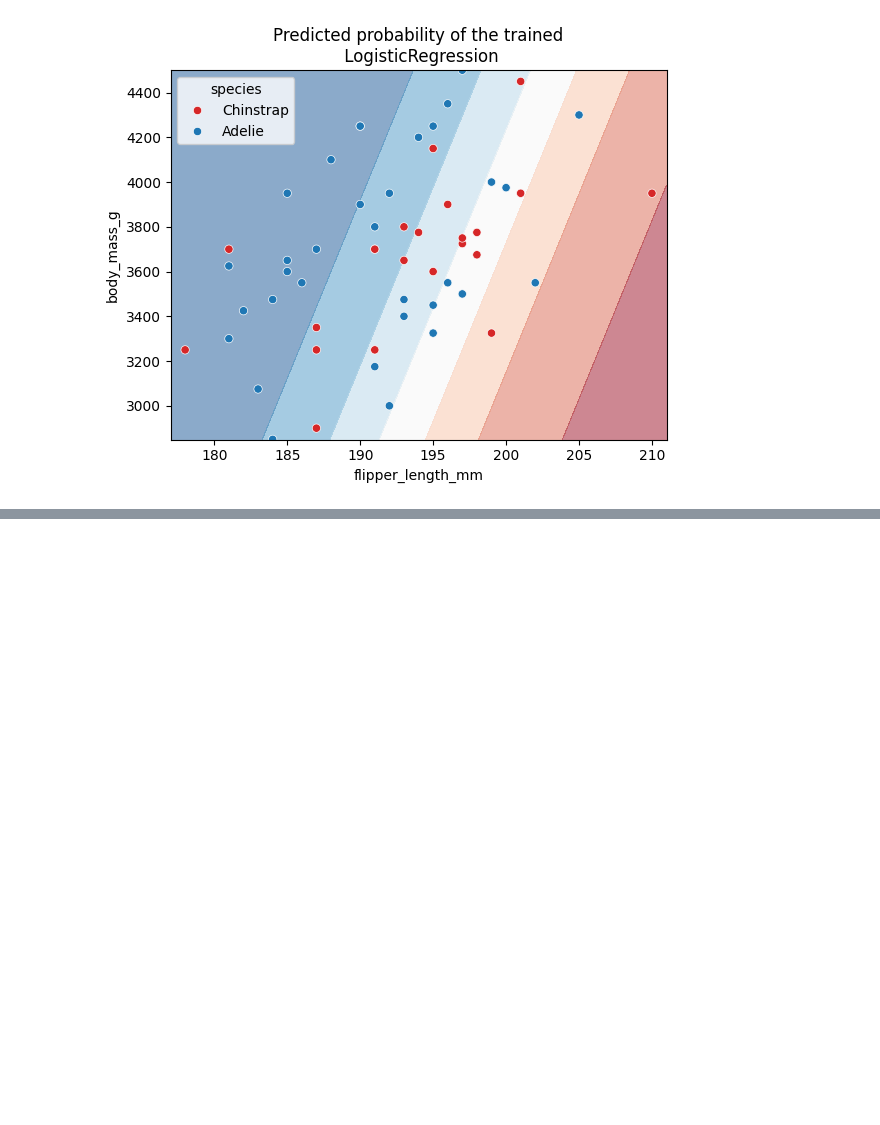
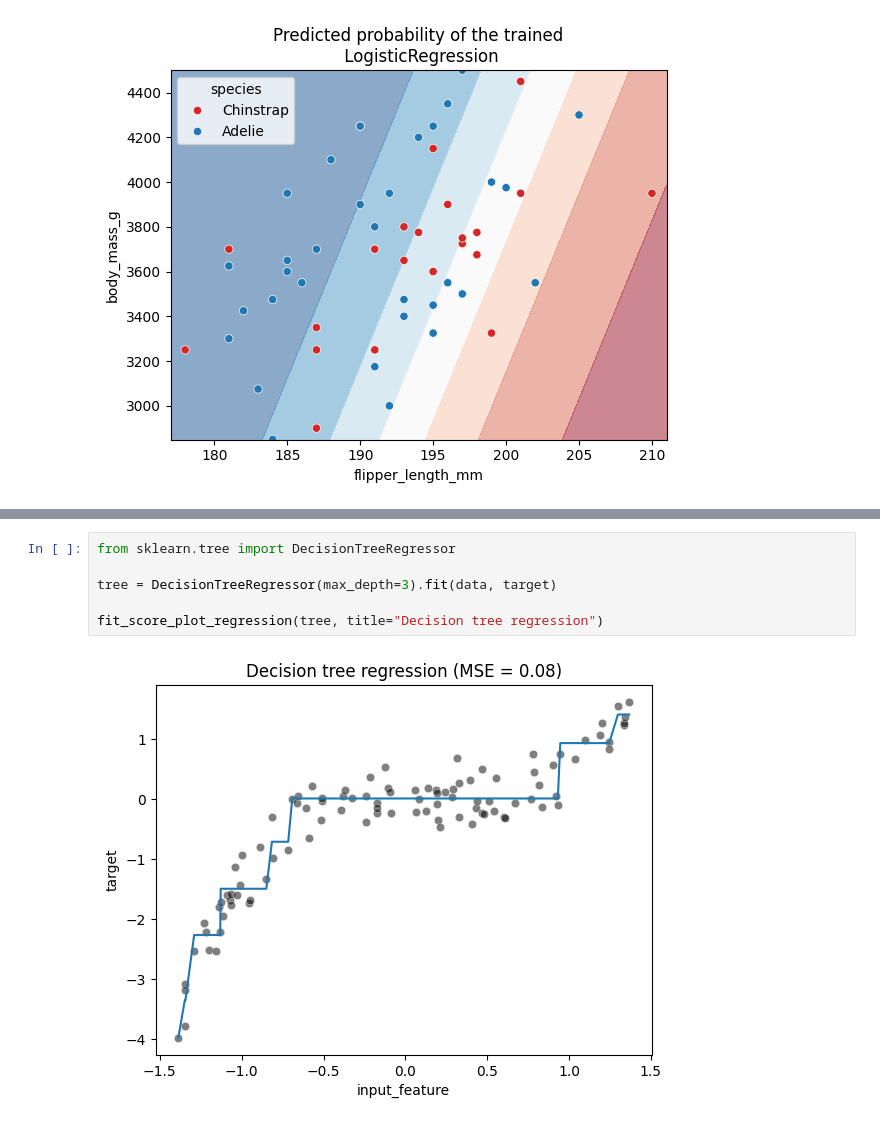
Before and after one commit to DavidGuzzi/inria, a Jupyter notebook: module_4.ipynb, the cells around one changed output, grey strips where cells are left out. Cells and saved outputs as stored; diff of their text form; blank space fills up the shorter version.

```diff
--- a/module_4.ipynb
+++ b/module_4.ipynb
@@ -313,0 +395,8 @@ _ = plt.title("Predicted probability of the trained\n LogisticRegression")
+# %%
+from sklearn.tree import DecisionTreeRegressor
+
+tree = DecisionTreeRegressor(max_depth=3).fit(data, target)
+
+fit_score_plot_regression(tree, title="Decision tree regression")
+# %% [output]
+[figure, added]
```
Also changed, not shown: parts of 22 cells of this notebook.
